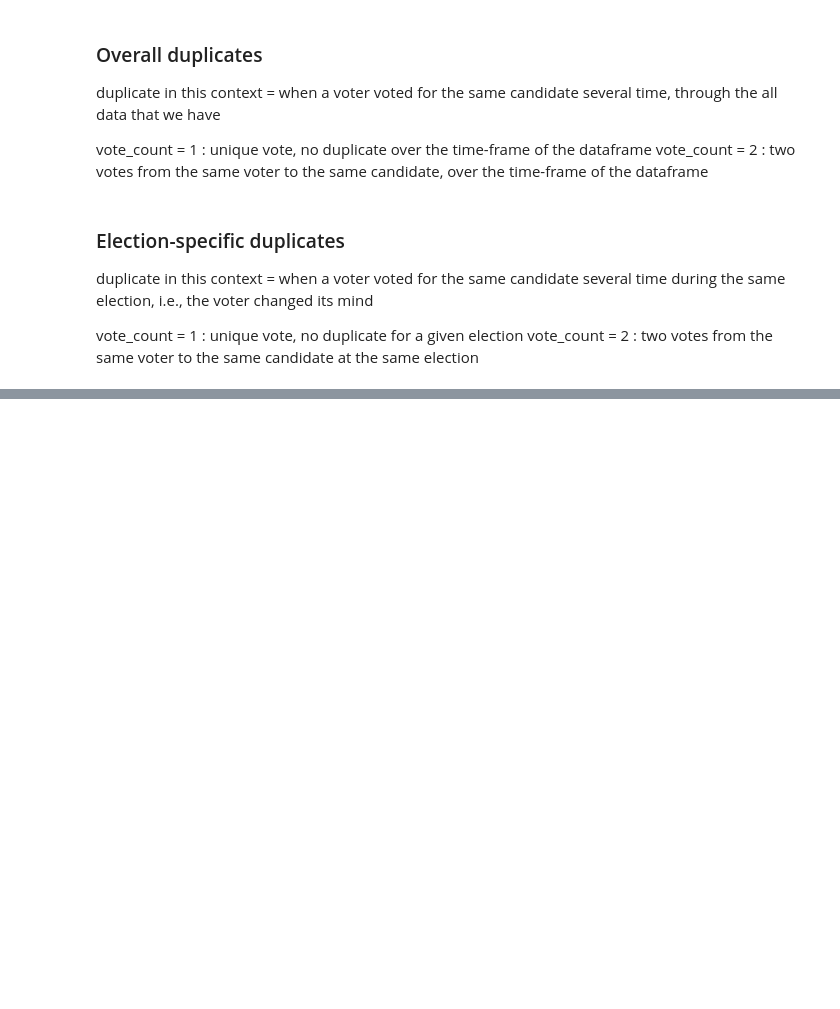
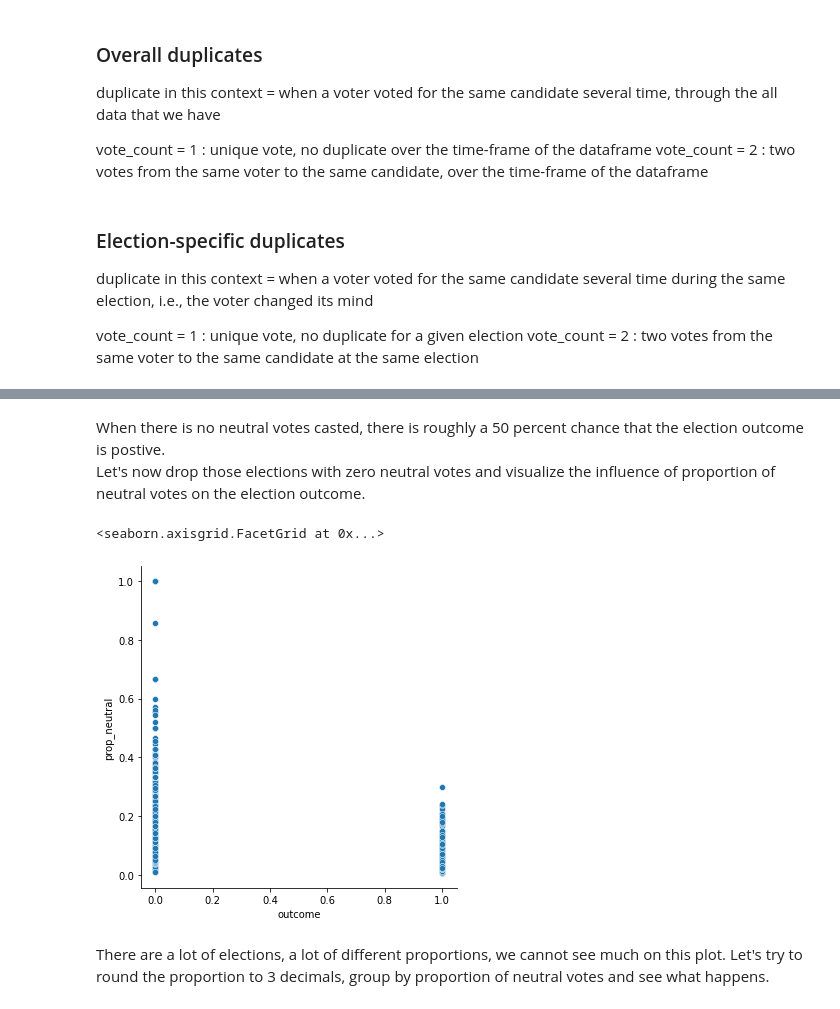
Before and after one commit to epfl-ada/ada-2020-project-milestone-p3-p3_yo-banana-boy, a Jupyter notebook: main.ipynb, the cells around one changed output, grey strips where cells are left out. Saved outputs shown, nothing was run; the diff lists cells and outputs as text; code cells hidden in the pictures; blank space fills up the shorter version.

```diff
--- a/main.ipynb
+++ b/main.ipynb
@@ -1033,0 +1096,11 @@ np.sum(duplicates_elec.vote_count>1)
+# %% [markdown]
+When there is no neutral votes casted, there is roughly a 50 percent chance that the election outcome is postive.
+Let's now drop those elections with zero neutral votes and visualize the influence of proportion of neutral votes on the election outcome.
+# %%
+neutral = neutral_outcome[neutral_outcome.prop_neutral!=0]
+sns.relplot(x = neutral.outcome, y= neutral.prop_neutral)
+# %% [output]
+<seaborn.axisgrid.FacetGrid at 0x...>
+[figure, added]
+# %% [markdown]
+There are a lot of elections, a lot of different proportions, we cannot see much on this plot. Let's try to round the proportion to 3 decimals, group by proportion of neutral votes and see what happens.
```
Also changed, not shown: parts of 23 cells of this notebook.
